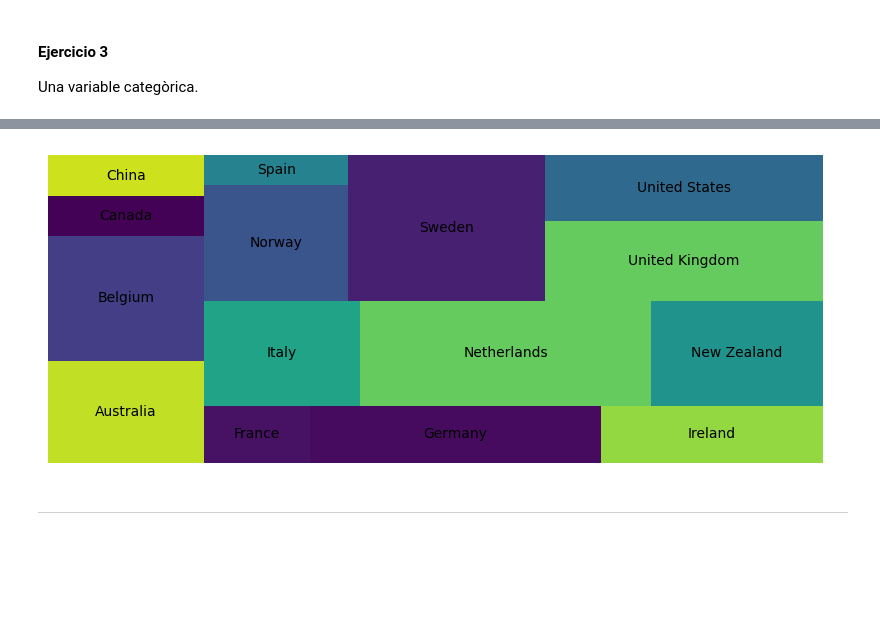
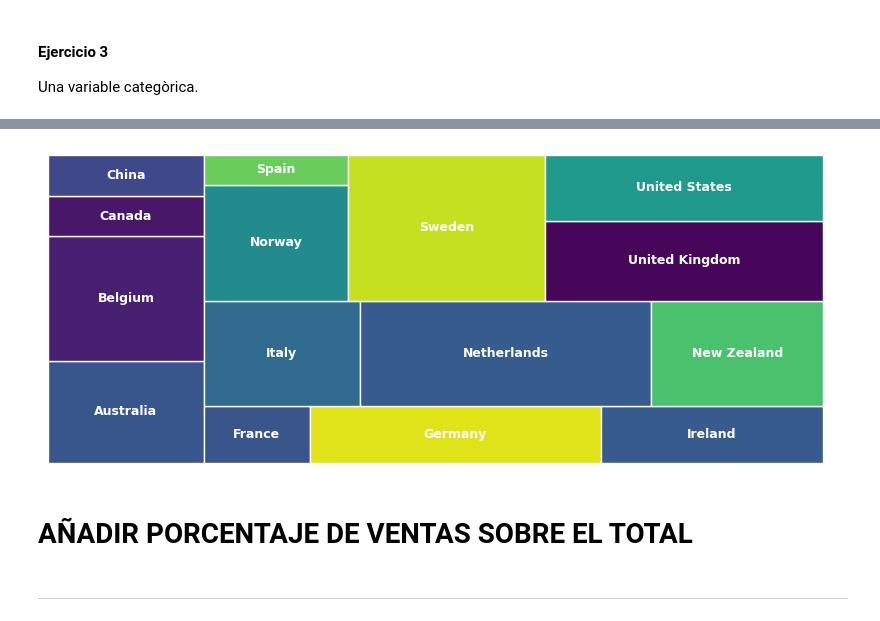
Before and after one commit to Muriburu/ITAcademy, a Jupyter notebook: Sprint 8 - Visualitzacions en Python Scripts en Power BI/Tarea S801.ipynb, the cells around one changed output, grey strips where cells are left out. Drawn from its saved outputs; the diff is of its cells as text; code cells hidden in the pictures; blank space fills up the shorter version.

```diff
--- a/Sprint 8 - Visualitzacions en Python Scripts en Power BI/Tarea S801.ipynb
+++ b/Sprint 8 - Visualitzacions en Python Scripts en Power BI/Tarea S801.ipynb
@@ -93,6 +96,3 @@ dict_keys(['card_status', 'companies', 'credit_cards', 'data_users', 'products',
 type(dict_transactions['transactions']['timestamp'][0])
 # %% [output]
 pandas._libs.tslibs.timestamps.Timestamp
-# %%
-dict_transactions['transactions']['timestamp'] = pd.to_datetime(dict_transactions['transactions']['timestamp'])
-type(dict_transactions['transactions']['timestamp'][0])
@@ -246,22 +270,30 @@ plt.show()
 # %%
 # Agrupo por país y sumo las ventas
 country_amounts = accepted_transactions.groupby(dict_transactions['companies']['country'])['amount'].sum().reset_index()
+# percentage = [percentage for country_amounts[country] in country_amounts]
+
+S = country_amounts['amount']
+L = country_amounts['country']
 
 # create a figure
 fig, ax = plt.subplots(figsize=(10,4))
 ax.set_axis_off()
 
 # add treemap
 squarify.plot(
-   sizes=country_amounts['amount'],
-   label=country_amounts['country'],
-   ax=ax
+   sizes=S,
+   label=L,
+   ax=ax,
+   ec= 'white',
+   text_kwargs={'color': 'white', 'fontweight': 'bold', 'fontsize': 9}
 )
 
 # display plot
 plt.show()
 # %% [output]
-[figure, old version]
+[figure, new version]
+# %% [markdown]
+# AÑADIR PORCENTAJE DE VENTAS SOBRE EL TOTAL
 # %% [markdown]
 ---
 # %% [markdown]
```
Also changed, not shown: parts of 10 cells of this notebook.
